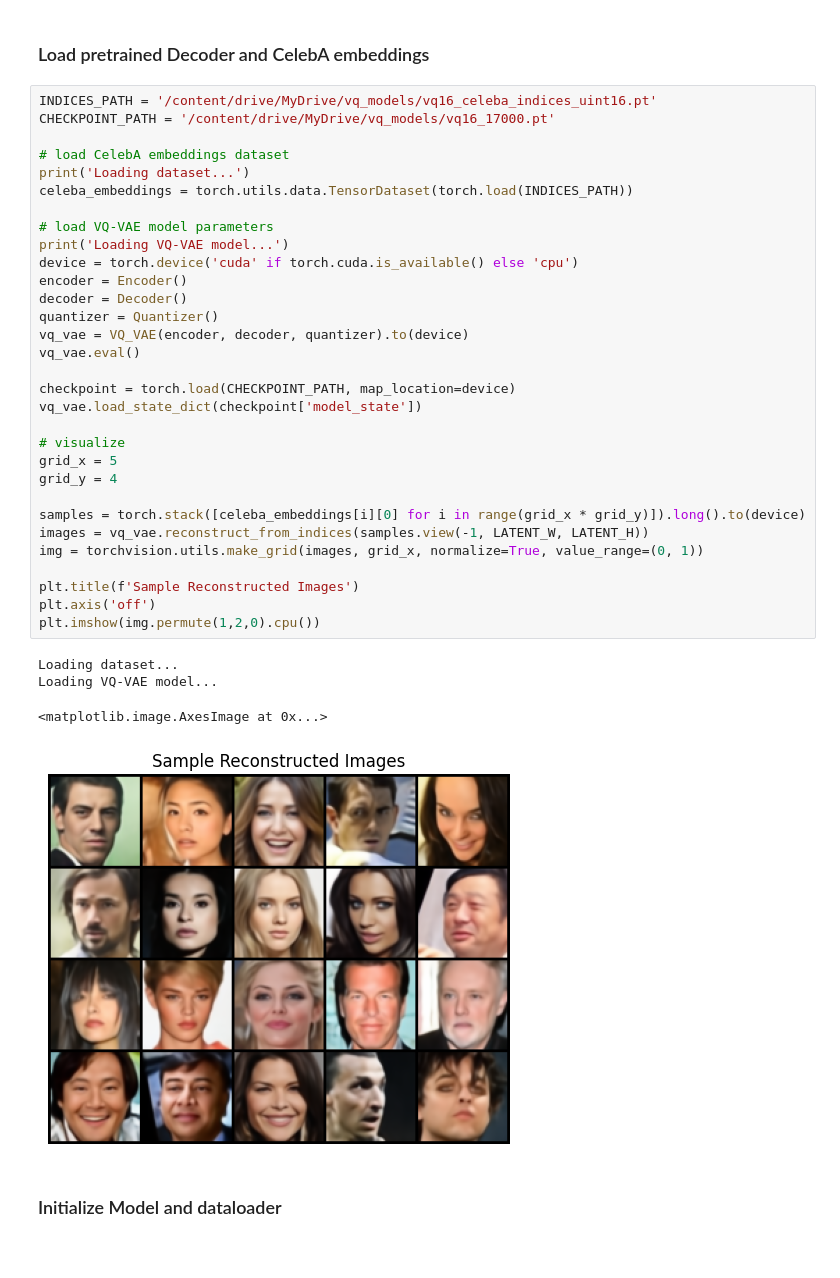
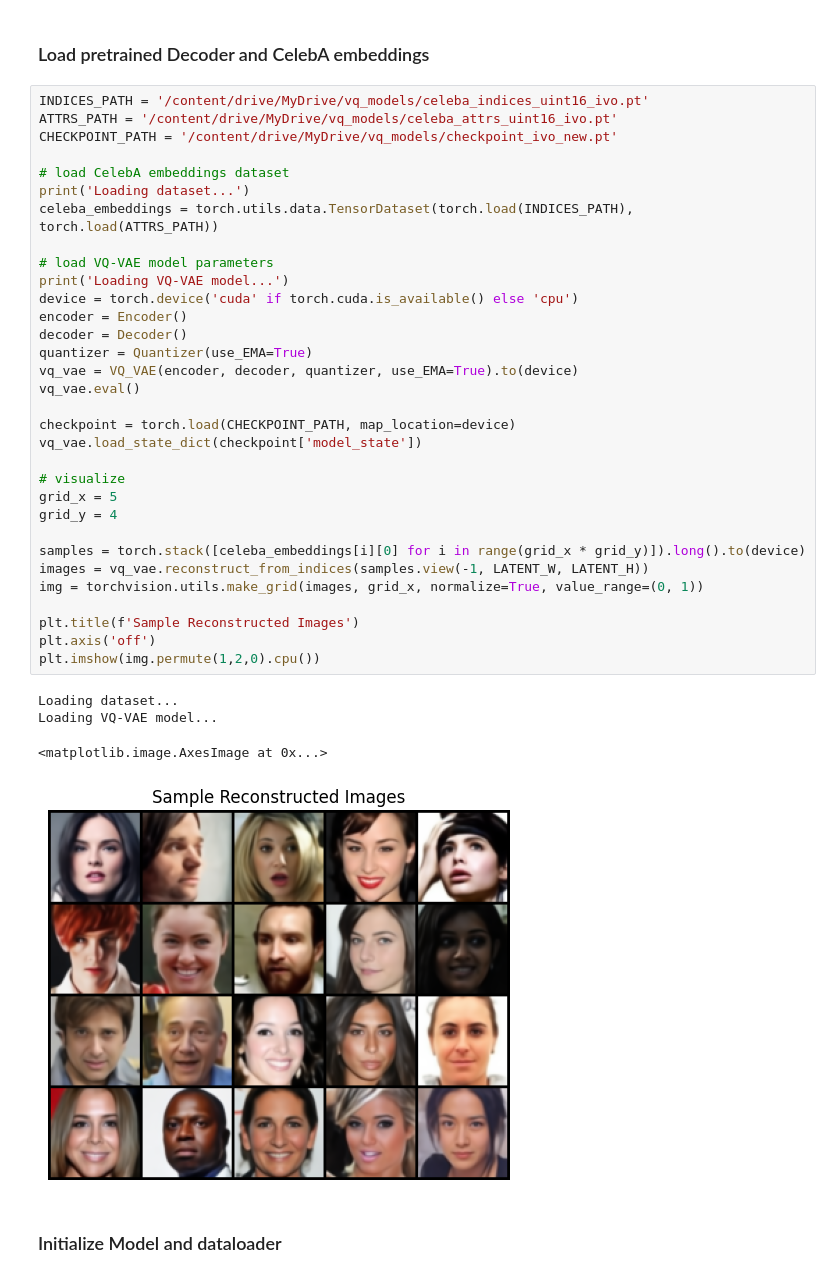
Before and after one commit to patrickmastorga/VQ-VAE-Tranformer-Image-Gen, a Jupyter notebook: TF_train_cfg_ivo.ipynb, the cells around one changed output. Drawn from its saved outputs; the diff is of its cells as text.

```diff
--- a/TF_train_cfg_ivo.ipynb
+++ b/TF_train_cfg_ivo.ipynb
@@ -60,41 +64,42 @@ Already up to date.
 # %% [markdown]
 ### Load pretrained Decoder and CelebA embeddings
 # %%
-INDICES_PATH = '/content/drive/MyDrive/vq_models/vq16_celeba_indices_uint16.pt'
-CHECKPOINT_PATH = '/content/drive/MyDrive/vq_models/vq16_17000.pt'
+INDICES_PATH = '/content/drive/MyDrive/vq_models/celeba_indices_uint16_ivo.pt'
+ATTRS_PATH = '/content/drive/MyDrive/vq_models/celeba_attrs_uint16_ivo.pt'
+CHECKPOINT_PATH = '/content/drive/MyDrive/vq_models/checkpoint_ivo_new.pt'
 
 # load CelebA embeddings dataset
 print('Loading dataset...')
-celeba_embeddings = torch.utils.data.TensorDataset(torch.load(INDICES_PATH))
+celeba_embeddings = torch.utils.data.TensorDataset(torch.load(INDICES_PATH), torch.load(ATTRS_PATH))
 
 # load VQ-VAE model parameters
 print('Loading VQ-VAE model...')
 device = torch.device('cuda' if torch.cuda.is_available() else 'cpu')
 encoder = Encoder()
 decoder = Decoder()
-quantizer = Quantizer()
-vq_vae = VQ_VAE(encoder, decoder, quantizer).to(device)
+quantizer = Quantizer(use_EMA=True)
+vq_vae = VQ_VAE(encoder, decoder, quantizer, use_EMA=True).to(device)
 vq_vae.eval()
 
 checkpoint = torch.load(CHECKPOINT_PATH, map_location=device)
 vq_vae.load_state_dict(checkpoint['model_state'])
 
 # visualize
 grid_x = 5
 grid_y = 4
 
 samples = torch.stack([celeba_embeddings[i][0] for i in range(grid_x * grid_y)]).long().to(device)
 images = vq_vae.reconstruct_from_indices(samples.view(-1, LATENT_W, LATENT_H))
 img = torchvision.utils.make_grid(images, grid_x, normalize=True, value_range=(0, 1))
 
 plt.title(f'Sample Reconstructed Images')
 plt.axis('off')
 plt.imshow(img.permute(1,2,0).cpu())
 # %% [output]
 Loading dataset...
 Loading VQ-VAE model...
 <matplotlib.image.AxesImage at 0x...>
-[figure, old version]
+[figure, new version]
 # %% [markdown]
 ### Initialize Model and dataloader
 # %%
```
Also changed, not shown: parts of 4 cells of this notebook.
